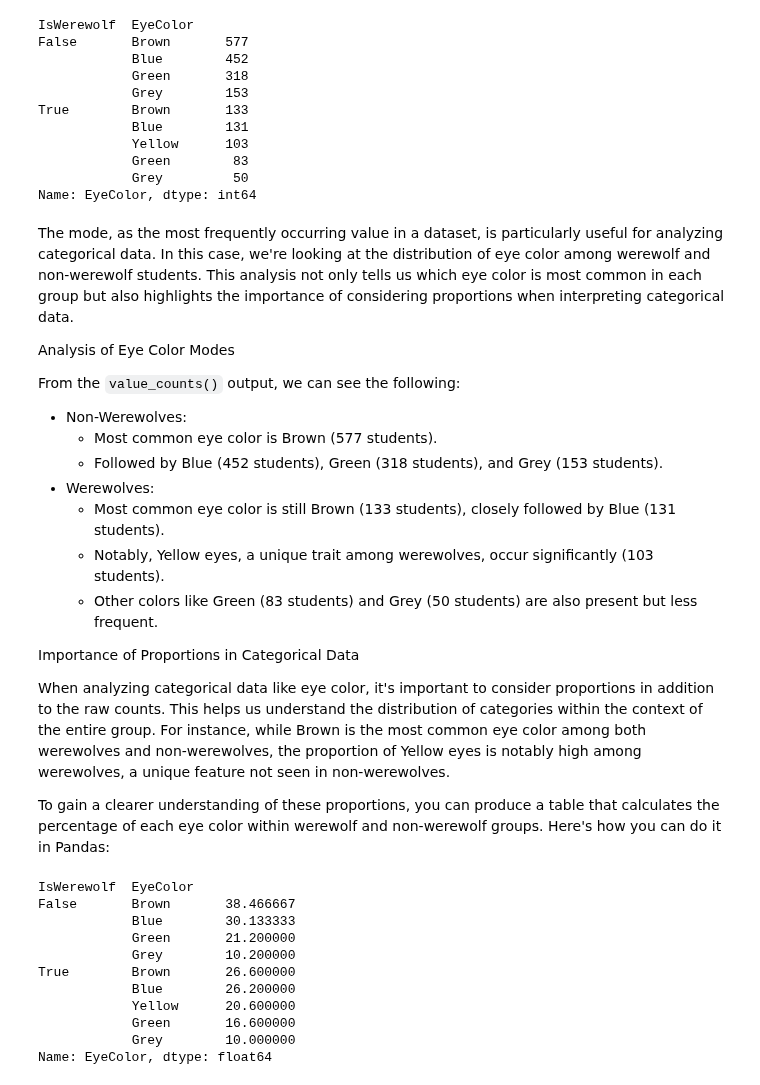
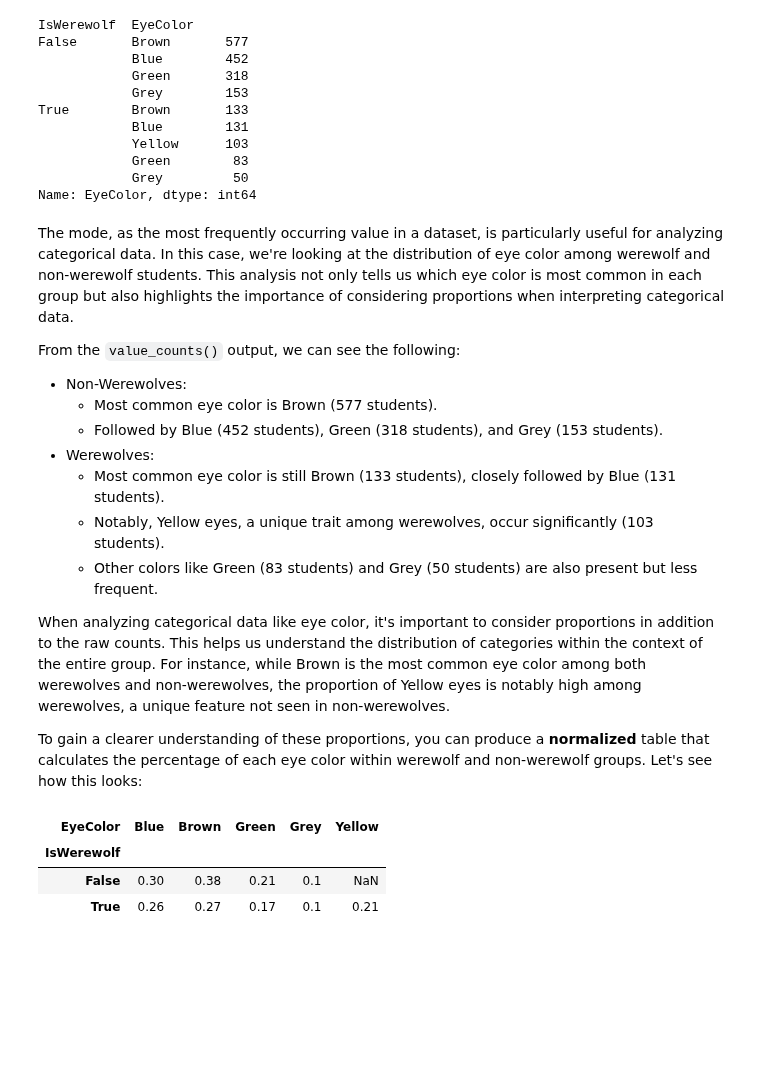
Before and after one commit to brendanpshea/A-Little-More-Logical, a Jupyter notebook: StatisticsWithWerewolves.ipynb, the cells around one changed output. Saved outputs shown, nothing was run; the diff lists cells and outputs as text; code cells hidden in the pictures; blank space fills up the shorter version.

```diff
--- a/StatisticsWithWerewolves.ipynb
+++ b/StatisticsWithWerewolves.ipynb
@@ -203,8 +203,6 @@ True        Brown       133
 Name: EyeColor, dtype: int64
 # %% [markdown]
 The mode, as the most frequently occurring value in a dataset, is particularly useful for analyzing categorical data. In this case, we're looking at the distribution of eye color among werewolf and non-werewolf students. This analysis not only tells us which eye color is most common in each group but also highlights the importance of considering proportions when interpreting categorical data.
-
-Analysis of Eye Color Modes
 
 From the `value_counts()` output, we can see the following:
 
@@ -216,23 +214,14 @@ From the `value_counts()` output, we can see the following:
     -   Notably, Yellow eyes, a unique trait among werewolves, occur significantly (103 students).
     -   Other colors like Green (83 students) and Grey (50 students) are also present but less frequent.
 
-Importance of Proportions in Categorical Data
-
 When analyzing categorical data like eye color, it's important to consider proportions in addition to the raw counts. This helps us understand the distribution of categories within the context of the entire group. For instance, while Brown is the most common eye color among both werewolves and non-werewolves, the proportion of Yellow eyes is notably high among werewolves, a unique feature not seen in non-werewolves.
 
-To gain a clearer understanding of these proportions, you can produce a table that calculates the percentage of each eye color within werewolf and non-werewolf groups. Here's how you can do it in Pandas:
+To gain a clearer understanding of these proportions, you can produce a **normalized** table that calculates the percentage of each eye color within werewolf and non-werewolf groups. Let's see how this looks:
 # %%
-eye_color_proportions = school_df.groupby('IsWerewolf')['EyeColor'].value_counts(normalize=True) * 100
+eye_color_proportions = school_df.groupby('IsWerewolf')[['EyeColor']].value_counts(normalize=True).unstack().round(2)
 eye_color_proportions
 # %% [output]
-IsWerewolf  EyeColor
-False       Brown       38.466667
-            Blue        30.133333
-            Green       21.200000
-            Grey        10.200000
-True        Brown       26.600000
-            Blue        26.200000
-            Yellow      20.600000
-            Green       16.600000
-            Grey        10.000000
-Name: EyeColor, dtype: float64
+| EyeColor | Blue | Brown | Green | Grey | Yellow |
+| IsWerewolf |  |  |  |  |  |
+| False | 0.30 | 0.38 | 0.21 | 0.1 | NaN |
+| True | 0.26 | 0.27 | 0.17 | 0.1 | 0.21 |
```
Also changed, not shown: parts of 2 cells of this notebook.
